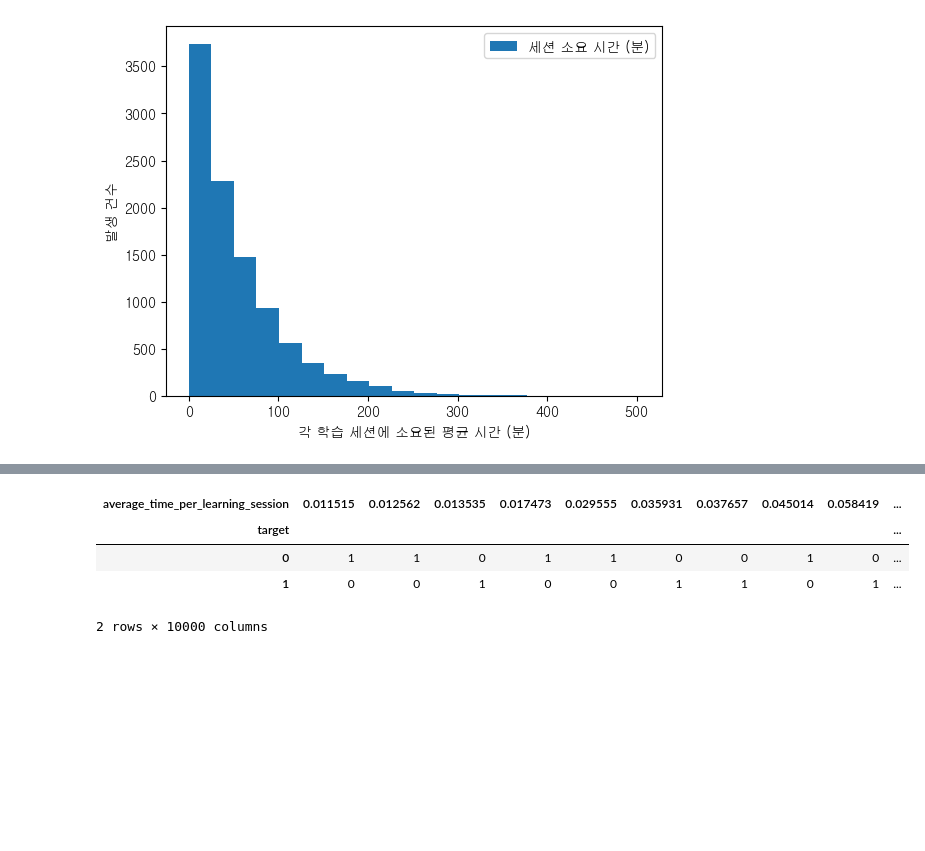
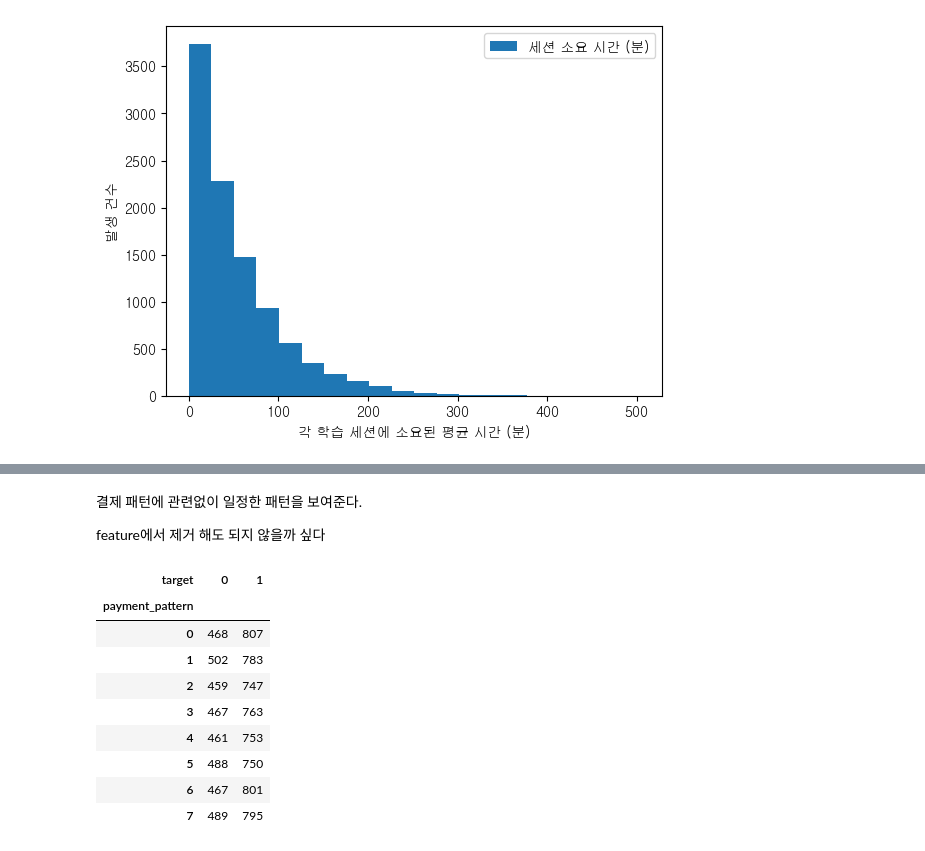
Before and after one commit to youse0ng/AICE_, a Jupyter notebook: Dacon_DataAnlysis/데이터_이해하기_day2.ipynb, the cells around one changed output, grey strips where cells are left out. Drawn from its saved outputs; the diff is of its cells as text; code cells hidden in the pictures; blank space fills up the shorter version.

```diff
--- a/Dacon_DataAnlysis/데이터_이해하기_day2.ipynb
+++ b/Dacon_DataAnlysis/데이터_이해하기_day2.ipynb
@@ -184,8 +221,17 @@ plt.show()
+# %% [markdown]
+결제 패턴에 관련없이 일정한 패턴을 보여준다.
+
+feature에서 제거 해도 되지 않을까 싶다
 # %%
-pd.crosstab(df['target'],df['average_time_per_learning_session'])
+pd.crosstab(df['payment_pattern'],df['target'])
 # %% [output]
-| average_time_per_learning_session | 0.011515 | 0.012562 | 0.013535 | 0.017473 | 0.029555 | 0.035931 | 0.037657 | 0.045014 | 0.058419 | ... |
-| target |  |  |  |  |  |  |  |  |  | ... |
-| 0 | 1 | 1 | 0 | 1 | 1 | 0 | 0 | 1 | 0 | ... |
-| 1 | 0 | 0 | 1 | 0 | 0 | 1 | 1 | 0 | 1 | ... |
+| target | 0 | 1 |
+| payment_pattern |  |  |
+| 0 | 468 | 807 |
+| 1 | 502 | 783 |
+| 2 | 459 | 747 |
+| 3 | 467 | 763 |
+| 4 | 461 | 753 |
+| 5 | 488 | 750 |
+| 6 | 467 | 801 |
+| 7 | 489 | 795 |
-2 rows × 10000 columns
```
Also changed, not shown: parts of 13 cells of this notebook.
